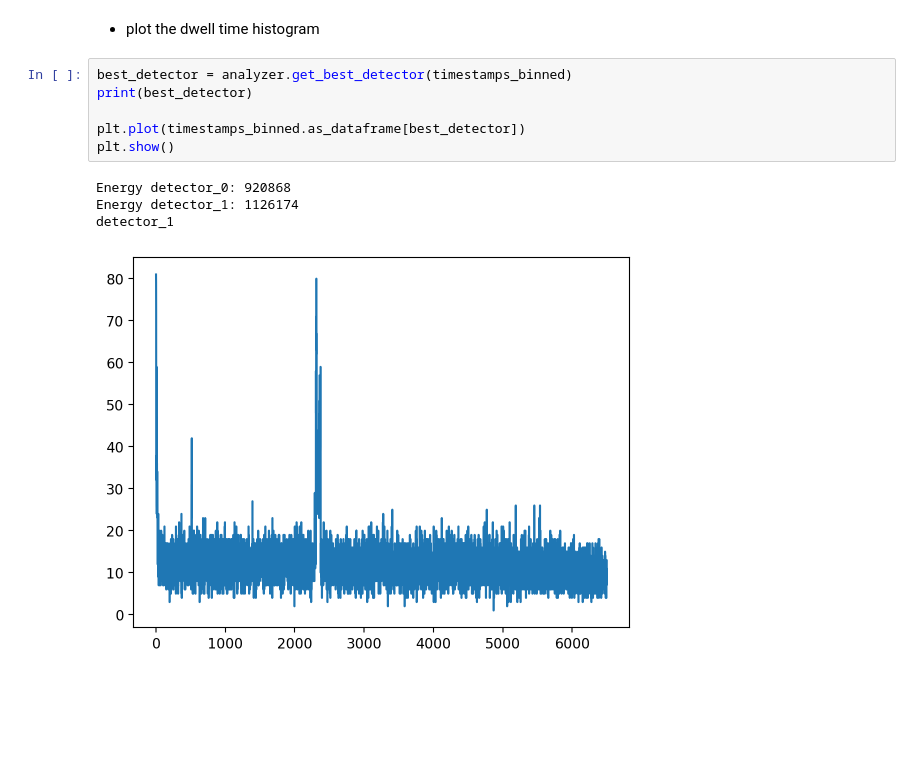
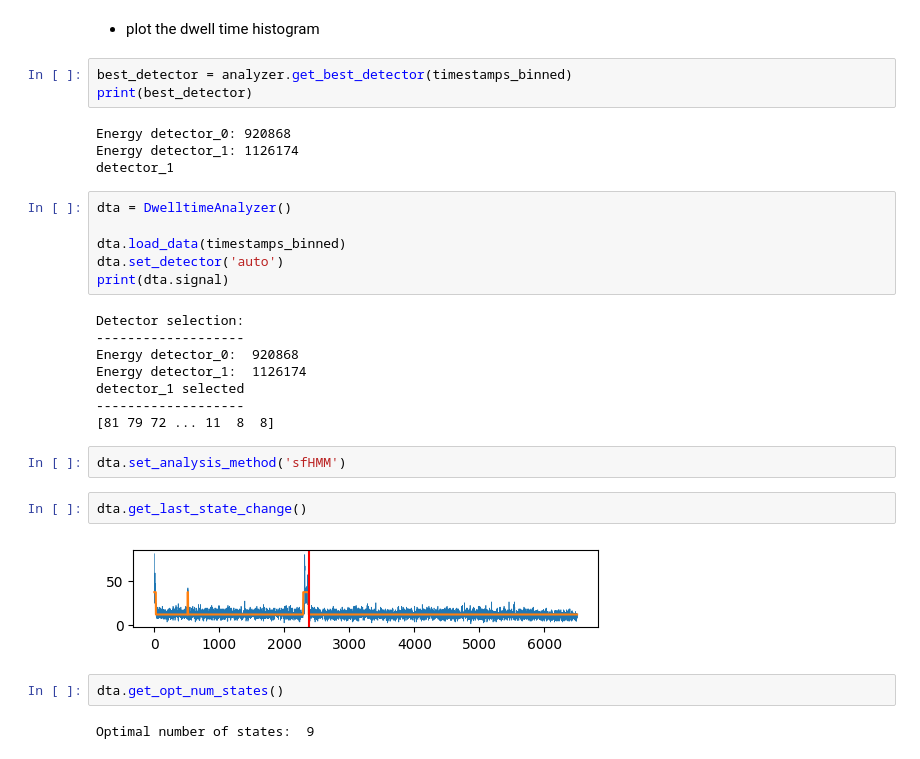
Before and after one commit to JKL453/s04-utils, a Jupyter notebook: notebooks/module-tests.ipynb, the cells around one changed output. Cells and saved outputs as stored; diff of their text form; blank space fills up the shorter version.

Commit message:
Working on pd_hist_analysis.py and dwelltime_analyzer.py

```diff
--- a/notebooks/module-tests.ipynb
+++ b/notebooks/module-tests.ipynb
@@ -79,11 +77,31 @@ detector_sum
 # %%
 best_detector = analyzer.get_best_detector(timestamps_binned)
 print(best_detector)
-
-plt.plot(timestamps_binned.as_dataframe[best_detector])
-plt.show()
 # %% [output]
 Energy detector_0: 920868
 Energy detector_1: 1126174
 detector_1
-[figure, removed]
+# %%
+dta = DwelltimeAnalyzer()
+
+dta.load_data(timestamps_binned)
+dta.set_detector('auto')
+print(dta.signal)
+# %% [output]
+Detector selection:
+-------------------
+Energy detector_0:  920868
+Energy detector_1:  1126174
+detector_1 selected
+-------------------
+[81 79 72 ... 11  8  8]
+# %%
+dta.set_analysis_method('sfHMM')
+# %%
+dta.get_last_state_change()
+# %% [output]
+[figure, added]
+# %%
+dta.get_opt_num_states()
+# %% [output]
+Optimal number of states:  9
```
Also changed, not shown: parts of 7 cells of this notebook, 2 other files.
